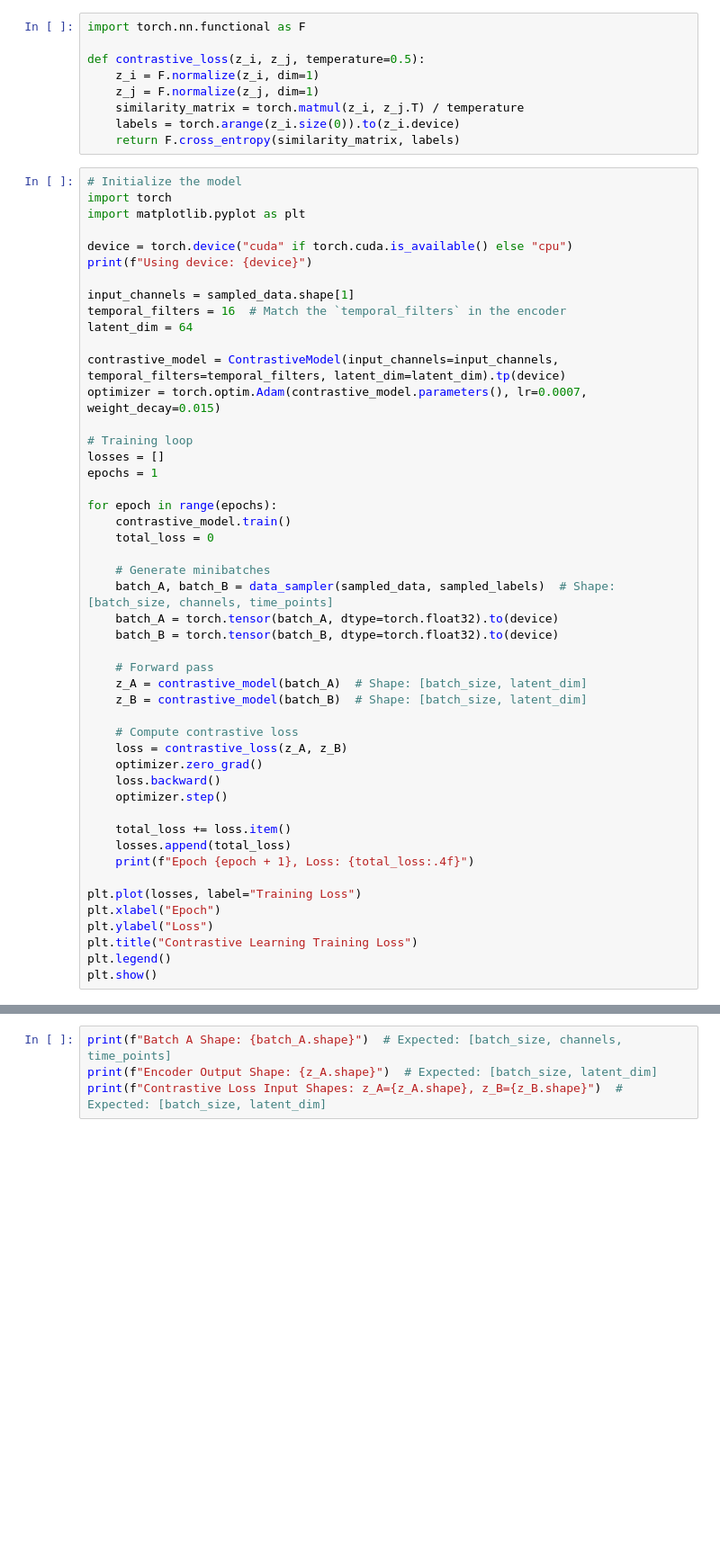
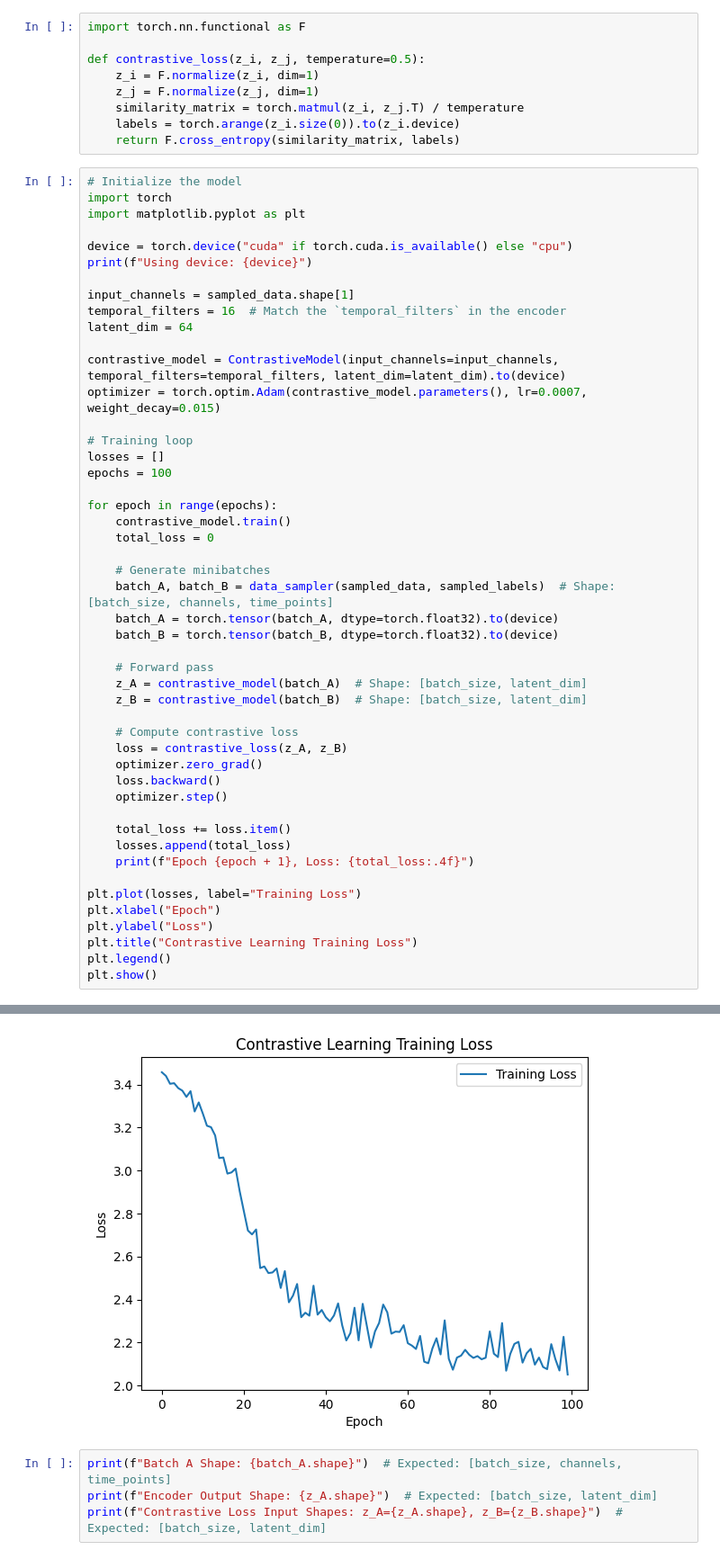
Before and after one commit to hamzaowaisog/EEg-based-Emotion-Recognition, a Jupyter notebook: data_preparation.ipynb, the cells around one changed output, grey strips where cells are left out. Shown at 90% size. Drawn from its saved outputs; the diff is of its cells as text; blank space fills up the shorter version.

```diff
--- a/data_preparation.ipynb
+++ b/data_preparation.ipynb
@@ -249,12 +249,12 @@ input_channels = sampled_data.shape[1]
 temporal_filters = 16  # Match the `temporal_filters` in the encoder
 latent_dim = 64
 
-contrastive_model = ContrastiveModel(input_channels=input_channels, temporal_filters=temporal_filters, latent_dim=latent_dim).tp(device)
+contrastive_model = ContrastiveModel(input_channels=input_channels, temporal_filters=temporal_filters, latent_dim=latent_dim).to(device)
 optimizer = torch.optim.Adam(contrastive_model.parameters(), lr=0.0007, weight_decay=0.015)
 
 # Training loop
 losses = []
-epochs = 1
+epochs = 100
 
 for epoch in range(epochs):
     contrastive_model.train()
@@ -291,3 +306,4 @@ Epoch 1, Loss: 3.4478
+[figure, added]
 # %%
 print(f"Batch A Shape: {batch_A.shape}")  # Expected: [batch_size, channels, time_points]
 print(f"Encoder Output Shape: {z_A.shape}")  # Expected: [batch_size, latent_dim]
```
Also changed, not shown: parts of 2 cells of this notebook, 2 other files.
